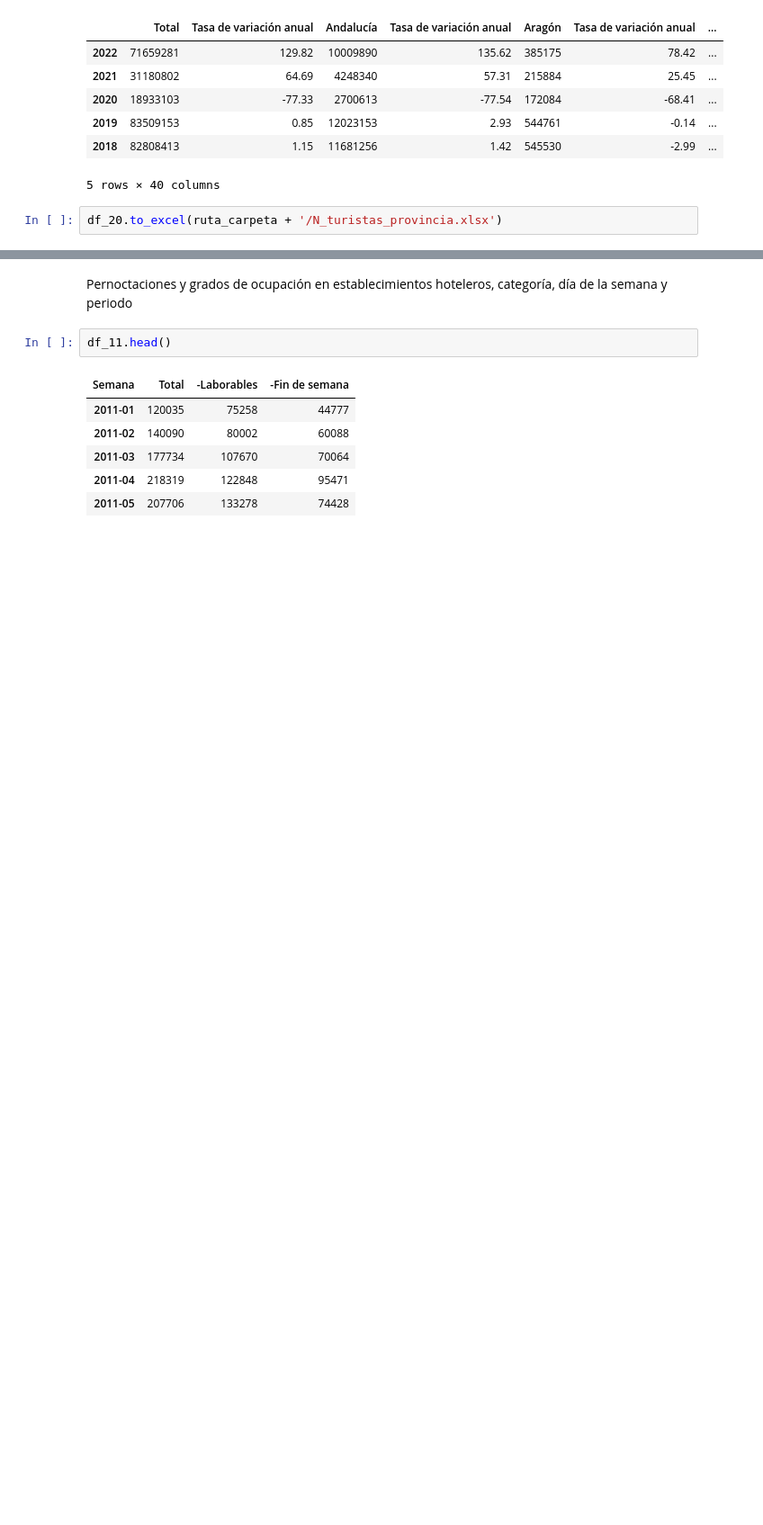
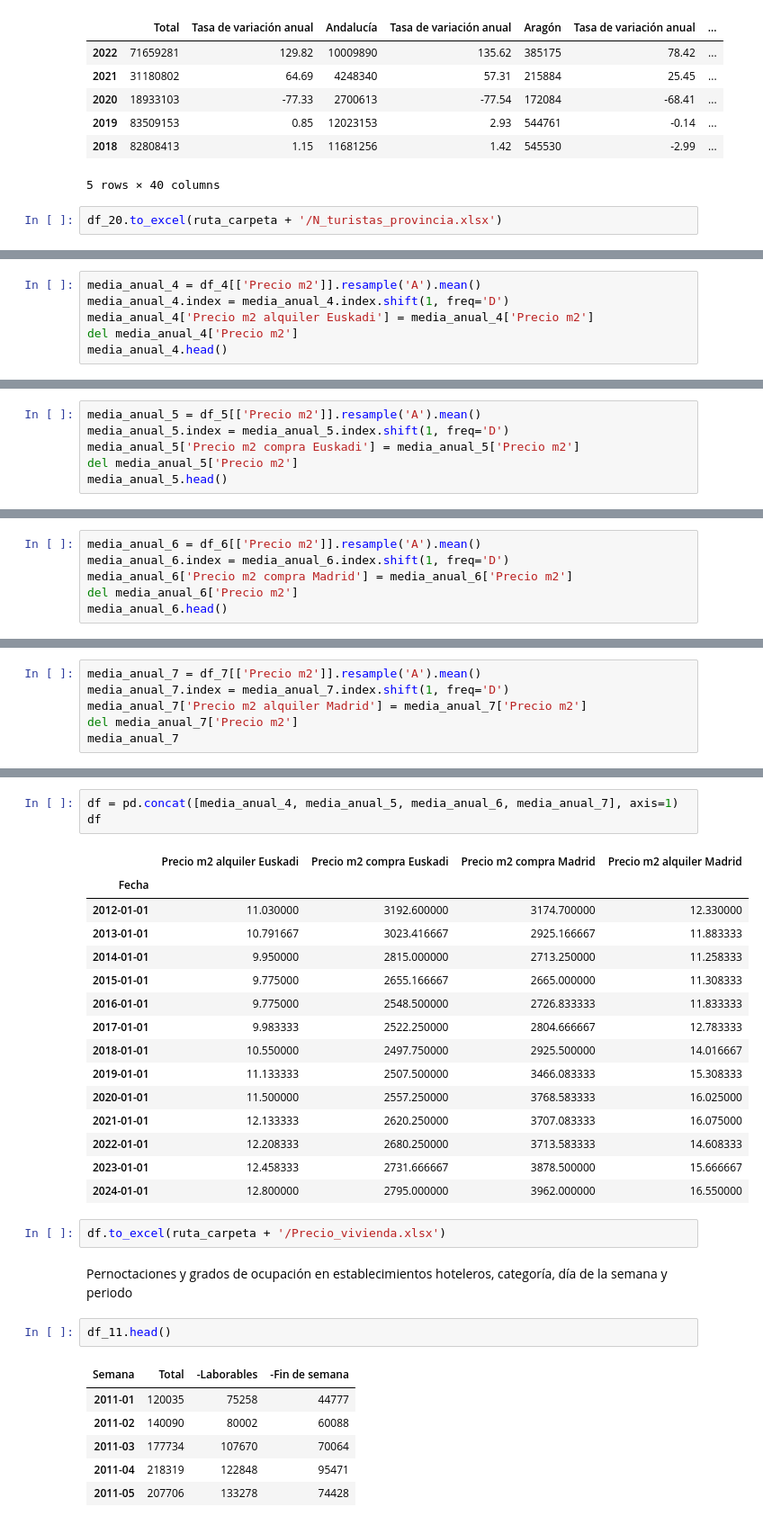
Before and after one commit to alandia92/EDA-Turismo-Euskadi, a Jupyter notebook: EDA/Tratamiento_datos.ipynb, the cells around one changed output, grey strips where cells are left out. Shown: that part at 90% size. Cells and saved outputs as stored; diff of their text form; blank space fills up the shorter version.

```diff
--- a/EDA/Tratamiento_datos.ipynb
+++ b/EDA/Tratamiento_datos.ipynb
@@ -34,0 +45,6 @@ df_4.head()
+# %%
+media_anual_4 = df_4[['Precio m2']].resample('A').mean()
+media_anual_4.index = media_anual_4.index.shift(1, freq='D')
+media_anual_4['Precio m2 alquiler Euskadi'] = media_anual_4['Precio m2']
+del media_anual_4['Precio m2']
+media_anual_4.head()
@@ -43,0 +71,6 @@ df_5.head()
+# %%
+media_anual_5 = df_5[['Precio m2']].resample('A').mean()
+media_anual_5.index = media_anual_5.index.shift(1, freq='D')
+media_anual_5['Precio m2 compra Euskadi'] = media_anual_5['Precio m2']
+del media_anual_5['Precio m2']
+media_anual_5.head()
@@ -54,0 +97,6 @@ df_6.head()
+# %%
+media_anual_6 = df_6[['Precio m2']].resample('A').mean()
+media_anual_6.index = media_anual_6.index.shift(1, freq='D')
+media_anual_6['Precio m2 compra Madrid'] = media_anual_6['Precio m2']
+del media_anual_6['Precio m2']
+media_anual_6.head()
@@ -63,0 +123,6 @@ df_7.head()
+# %%
+media_anual_7 = df_7[['Precio m2']].resample('A').mean()
+media_anual_7.index = media_anual_7.index.shift(1, freq='D')
+media_anual_7['Precio m2 alquiler Madrid'] = media_anual_7['Precio m2']
+del media_anual_7['Precio m2']
+media_anual_7
@@ -64,3 +145,24 @@ df_7.head()
+# %%
+df = pd.concat([media_anual_4, media_anual_5, media_anual_6, media_anual_7], axis=1)
+df
+# %% [output]
+|  | Precio m2 alquiler Euskadi | Precio m2 compra Euskadi | Precio m2 compra Madrid | Precio m2 alquiler Madrid |
+| Fecha |  |  |  |  |
+| 2012-01-01 | 11.030000 | 3192.600000 | 3174.700000 | 12.330000 |
+| 2013-01-01 | 10.791667 | 3023.416667 | 2925.166667 | 11.883333 |
+| 2014-01-01 | 9.950000 | 2815.000000 | 2713.250000 | 11.258333 |
+| 2015-01-01 | 9.775000 | 2655.166667 | 2665.000000 | 11.308333 |
+| 2016-01-01 | 9.775000 | 2548.500000 | 2726.833333 | 11.833333 |
+| 2017-01-01 | 9.983333 | 2522.250000 | 2804.666667 | 12.783333 |
+| 2018-01-01 | 10.550000 | 2497.750000 | 2925.500000 | 14.016667 |
+| 2019-01-01 | 11.133333 | 2507.500000 | 3466.083333 | 15.308333 |
+| 2020-01-01 | 11.500000 | 2557.250000 | 3768.583333 | 16.025000 |
+| 2021-01-01 | 12.133333 | 2620.250000 | 3707.083333 | 16.075000 |
+| 2022-01-01 | 12.208333 | 2680.250000 | 3713.583333 | 14.608333 |
+| 2023-01-01 | 12.458333 | 2731.666667 | 3878.500000 | 15.666667 |
+| 2024-01-01 | 12.800000 | 2795.000000 | 3962.000000 | 16.550000 |
+# %%
+df.to_excel(ruta_carpeta + '/Precio_vivienda.xlsx')
 # %% [markdown]
 Pernoctaciones y grados de ocupación en establecimientos hoteleros, categoría, día de la semana y periodo
 # %%
```
Also changed, not shown: parts of 13 cells of this notebook, 8 other files.
